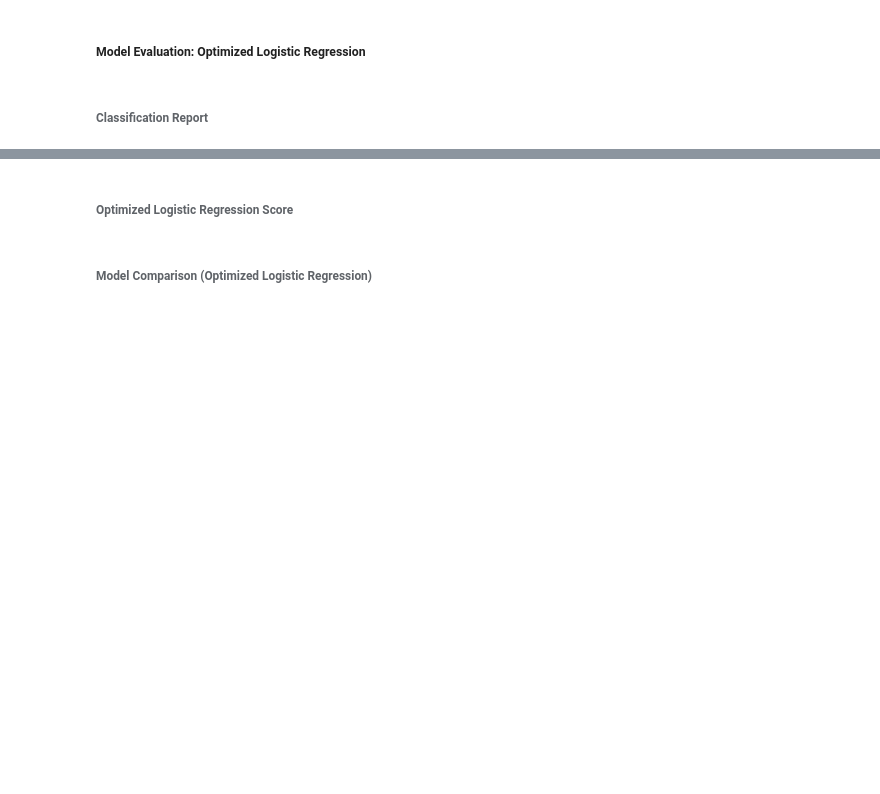
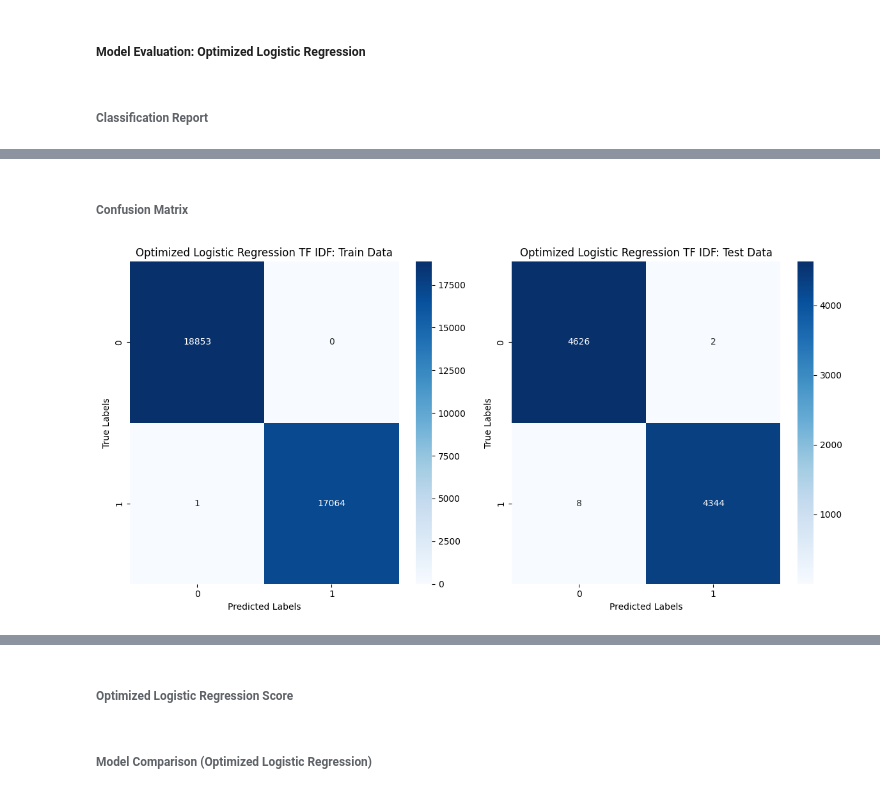
Before and after one commit to CleonKalea/SistemTemuKembaliInformasi, a Jupyter notebook: STKI_Fake_News_Detector.ipynb, the cells around one changed output, grey strips where cells are left out. Saved outputs shown, nothing was run; the diff lists cells and outputs as text; code cells hidden in the pictures; blank space fills up the shorter version.

```diff
--- a/STKI_Fake_News_Detector.ipynb
+++ b/STKI_Fake_News_Detector.ipynb
@@ -393,30 +523,21 @@ Best parameters for Stemming, Stopwords, Class Balancing, and Standard Scaler Lo
 # %%
-tf_idf_LR.set_params(
-    tfidf__max_df=0.75,
-    tfidf__ngram_range=(1, 2),
+optimized_tf_idf_LR.set_params(
     log_reg__C=10.0,
     log_reg__max_iter=5000,
     log_reg__penalty='l1',
     log_reg__solver='liblinear'
 )
-optimized_tf_idf_LR = tf_idf_LR
 
-stem_LR.set_params(
-    tfidf__max_df=1.0,
-    tfidf__ngram_range=(1, 2),
+optimized_stem_LR.set_params(
     log_reg__C=10.0,
     log_reg__max_iter=1000,
     log_reg__penalty='l1',
     log_reg__solver='liblinear'
 )
-optimized_stem_LR = stem_LR
 
-full_LR.set_params(
-    tfidf__max_df=1.0,
-    tfidf__ngram_range=(1, 2),
+optimized_full_LR.set_params(
     log_reg__C=10.0,
     log_reg__max_iter=1000,
     log_reg__penalty='l1',
     log_reg__solver='liblinear'
 )
-optimized_full_LR = full_LR
@@ -422,0 +552,2 @@ optimized_full_LR = full_LR
+# %%
+optimized_tf_idf_LR.fit(x_train, y_train)
@@ -422,0 +560,2 @@ optimized_full_LR = full_LR
+# %%
+optimized_stem_LR.fit(x_train, y_train)
@@ -422,0 +568,2 @@ optimized_full_LR = full_LR
+# %%
+optimized_full_LR.fit(x_train, y_train)
@@ -444,0 +654,24 @@ print(classification_report(y_test_stem, optimized_full_test_pred_LR))
+# %% [markdown]
+###### Confusion Matrix
+# %%
+optimized_tf_idf_train_pred_LR_confusion_matrix = confusion_matrix(y_train, optimized_tf_idf_train_pred_LR)
+optimized_tf_idf_test_pred_LR_confusion_matrix = confusion_matrix(y_test, optimized_tf_idf_test_pred_LR)
+
+fig, ax = plt.subplots(1, 2, figsize=(12, 6))
+
+# Training data confusion matrix
+sns.heatmap(optimized_tf_idf_train_pred_LR_confusion_matrix, annot=True, fmt='d', cmap='Blues', ax=ax[0])
+ax[0].set_title('Optimized Logistic Regression TF IDF: Train Data')
+ax[0].set_xlabel('Predicted Labels')
+ax[0].set_ylabel('True Labels')
+
+# Test data confusion matrix
+sns.heatmap(optimized_tf_idf_test_pred_LR_confusion_matrix, annot=True, fmt='d', cmap='Blues', ax=ax[1])
+ax[1].set_title('Optimized Logistic Regression TF IDF: Test Data')
+ax[1].set_xlabel('Predicted Labels')
+ax[1].set_ylabel('True Labels')
+
+plt.tight_layout()
+plt.show()
+# %% [output]
+[figure, added]
```
Also changed, not shown: parts of 96 cells of this notebook.
